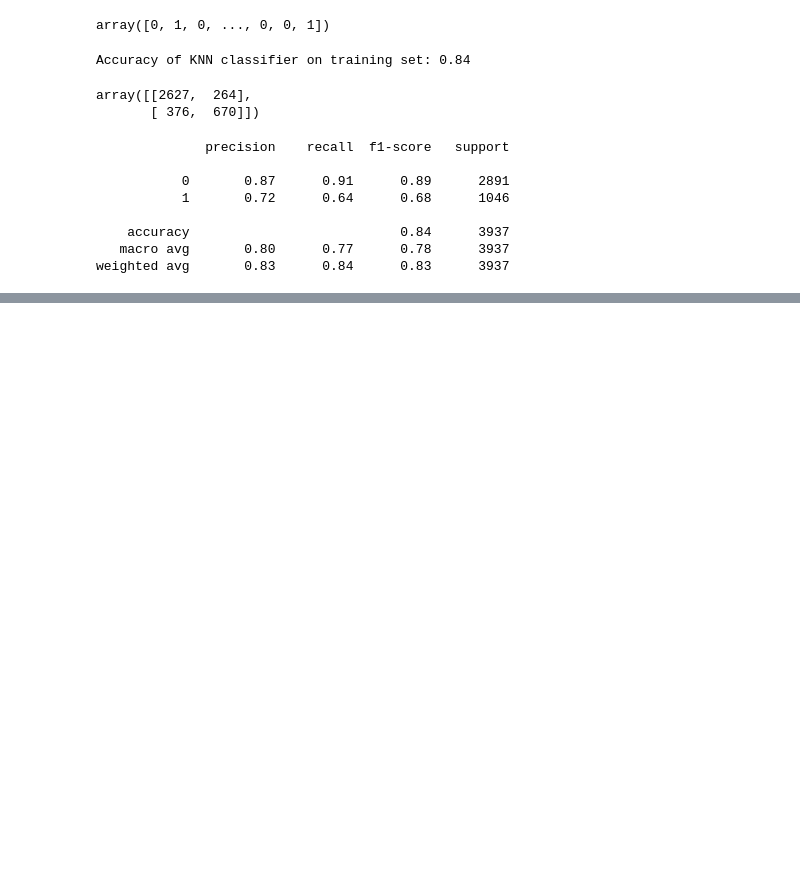
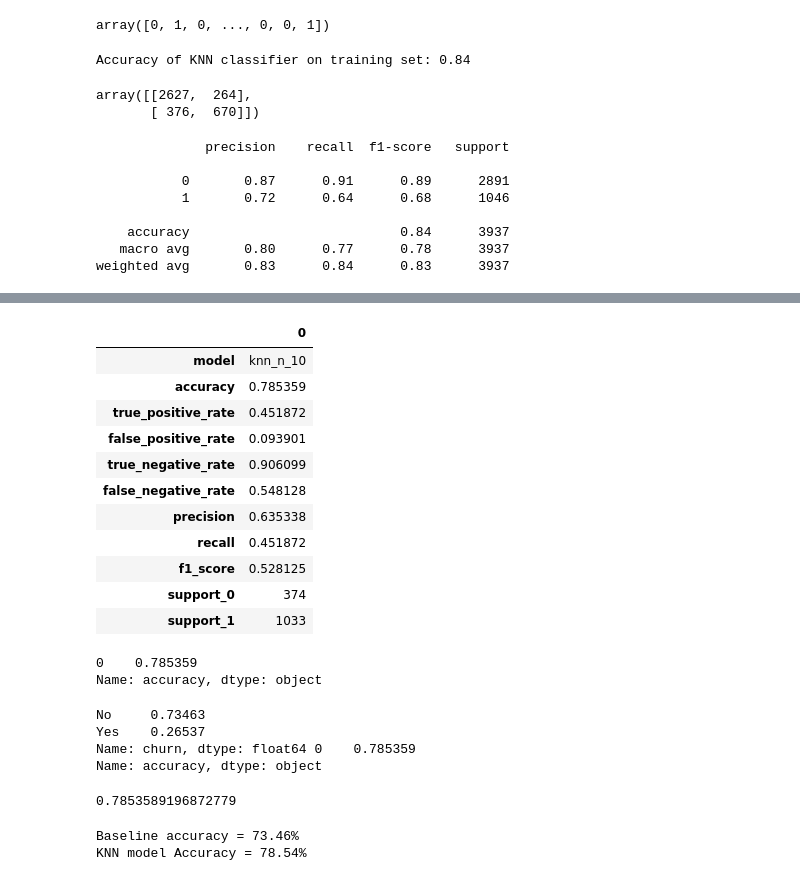
Before and after one commit to jcrosenberger/project1-telco, a Jupyter notebook: notebooks/knn_model.ipynb, the cells around one changed output, grey strips where cells are left out. Saved outputs shown, nothing was run; the diff lists cells and outputs as text; code cells hidden in the pictures; blank space fills up the shorter version.

```diff
--- a/notebooks/knn_model.ipynb
+++ b/notebooks/knn_model.ipynb
@@ -83,0 +375,37 @@ Support (1): 289100
+# %%
+test_predict
+# %% [output]
+|  | 0 |
+| model | knn_n_10 |
+| accuracy | 0.785359 |
+| true_positive_rate | 0.451872 |
+| false_positive_rate | 0.093901 |
+| true_negative_rate | 0.906099 |
+| false_negative_rate | 0.548128 |
+| precision | 0.635338 |
+| recall | 0.451872 |
+| f1_score | 0.528125 |
+| support_0 | 374 |
+| support_1 | 1033 |
+# %%
+test_predict.T['accuracy']
+# %% [output]
+0    0.785359
+Name: accuracy, dtype: object
+# %%
+print(f"{baseline_accuracy} {test_predict.T['accuracy']}")
+# %% [output]
+No     0.73463
+Yes    0.26537
+Name: churn, dtype: float64 0    0.785359
+Name: accuracy, dtype: object
+# %%
+{round(test_predict.T['accuracy'][0]*100,2)}%
+# %% [output]
+0.7853589196872779
+# %%
+print(f"Baseline accuracy = {round(baseline_accuracy[0]*100,2)}%")
+print(f"KNN model Accuracy = {round(test_predict.T['accuracy'][0]*100,2)}%")
+# %% [output]
+Baseline accuracy = 73.46%
+KNN model Accuracy = 78.54%
```
Also changed, not shown: parts of 27 cells of this notebook, 1 other file.
